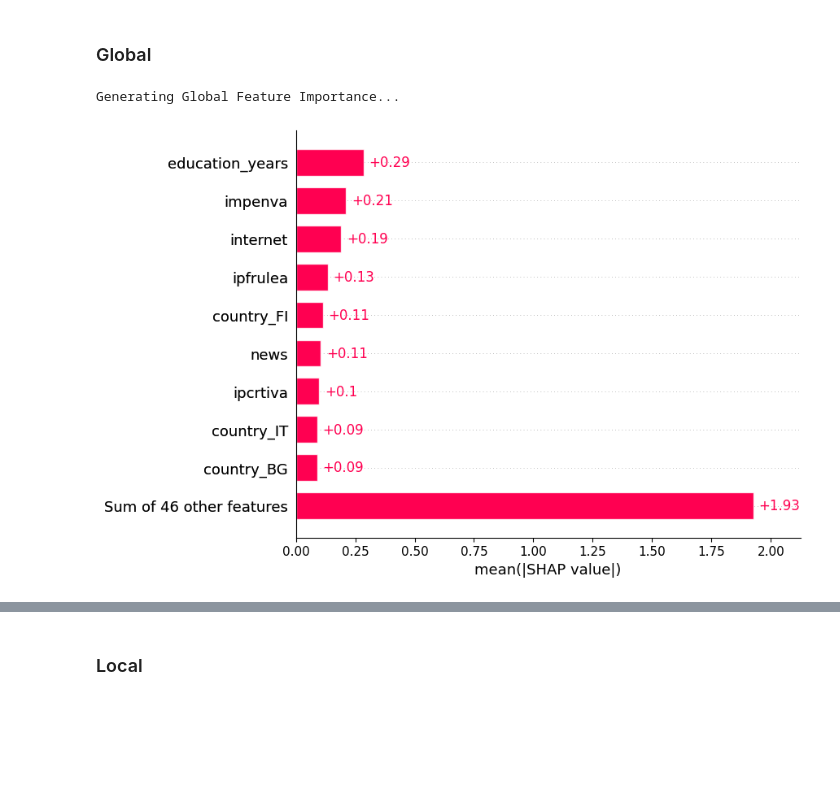
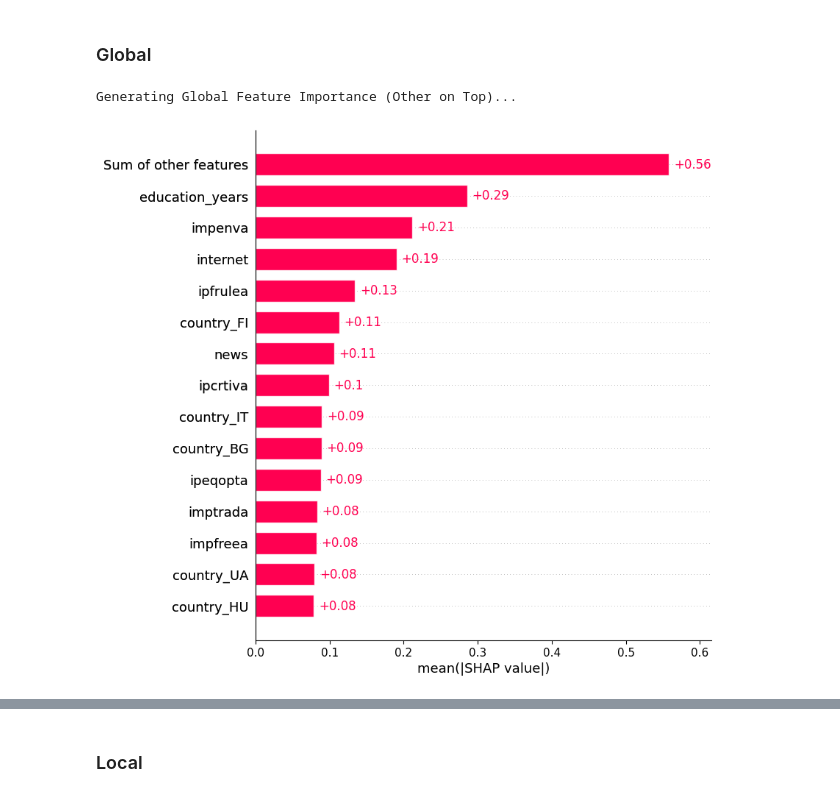
Before and after one commit to kchua675/Thesis, a Jupyter notebook: Thesis.ipynb, the cells around one changed output, grey strips where cells are left out. Saved outputs shown, nothing was run; the diff lists cells and outputs as text; code cells hidden in the pictures; blank space fills up the shorter version.

```diff
--- a/Thesis.ipynb
+++ b/Thesis.ipynb
@@ -1434,37 +1434,36 @@ Note: you may need to restart the kernel to use updated packages.
 # %% [markdown]
 ### Global
 # %%
-import shap
-import matplotlib.pyplot as plt
+import numpy as np
 
-# 1. Initialize the SHAP TreeExplainer
-# TreeExplainer is optimized for tree-based models like CatBoost
-explainer = shap.TreeExplainer(final_pipeline.named_steps['model'])
+# --- CUSTOM REORDERING LOGIC ---
+# 1. Calculate the mean absolute SHAP values to find the 'top' features
+mean_abs_shap = np.abs(shap_values.values).mean(0)
+# We want to display 15 items total, so we keep the top 14 and group the rest
+top_indices = np.argsort(mean_abs_shap)[-14:]
+other_indices = np.argsort(mean_abs_shap)[:-14]
 
-# 2. Compute SHAP values for the holdout set
-# We use the preprocessed holdout data to match the model's expected input
-X_holdout_preprocessed = final_pipeline.named_steps['preprocessor'].transform(X_holdout)
+# 2. Sum the 'Other' features
+other_values = shap_values.values[:, other_indices].sum(axis=1, keepdims=True)
+other_data = np.zeros((shap_values.data.shape[0], 1)) # Placeholder for data
 
-# Convert to DataFrame to keep feature names for the plots
-# Note: Feature names come from the OneHotEncoder and numerical column list
-ohe = final_pipeline.named_steps['preprocessor'].named_transformers_['cat']
-cat_feature_names = ohe.get_feature_names_out(categorical_cols).tolist()
-all_feature_names = numerical_cols + cat_feature_names
+# 3. Create the new values and names array
+# Put 'Other' first, then the top features
+new_values = np.hstack([other_values, shap_values.values[:, top_indices]])
+new_names = ['Sum of other features'] + [all_feature_names[i] for i in top_indices]
 
-X_holdout_df = pd.DataFrame(X_holdout_preprocessed, columns=all_feature_names)
+# 4. Create a new Explanation object
+# Note: we disable automatic clustering/sorting in the plot to keep our order
+top_other_shap = shap.Explanation(
+    values=new_values,
+    base_values=shap_values.base_values,
+    data=None,
+    feature_names=new_names
+)
 
-# Compute the values
-shap_values = explainer(X_holdout_df)
-
-# For binary classification, SHAP often returns values for both classes (0 and 1)
-# We select index 1 to explain the "Boycott" prediction
-if len(shap_values.shape) == 3:
-    shap_values = shap_values[..., 1]
-
-# 3. Global Explanation: Bar Plot
-# Shows the average impact of each feature on the model output magnitude
-print("Generating Global Feature Importance...")
-shap.plots.bar(shap_values)
+# 5. Plot (Setting cluster_threshold=None or similar often helps keep order)
+print("Generating Global Feature Importance (Other on Top)...")
+shap.plots.bar(top_other_shap, max_display=15)
 # %% [output]
-Generating Global Feature Importance...
+Generating Global Feature Importance (Other on Top)...
-[figure, old version]
+[figure, new version]
```
Also changed, not shown: parts of 3 cells of this notebook.
